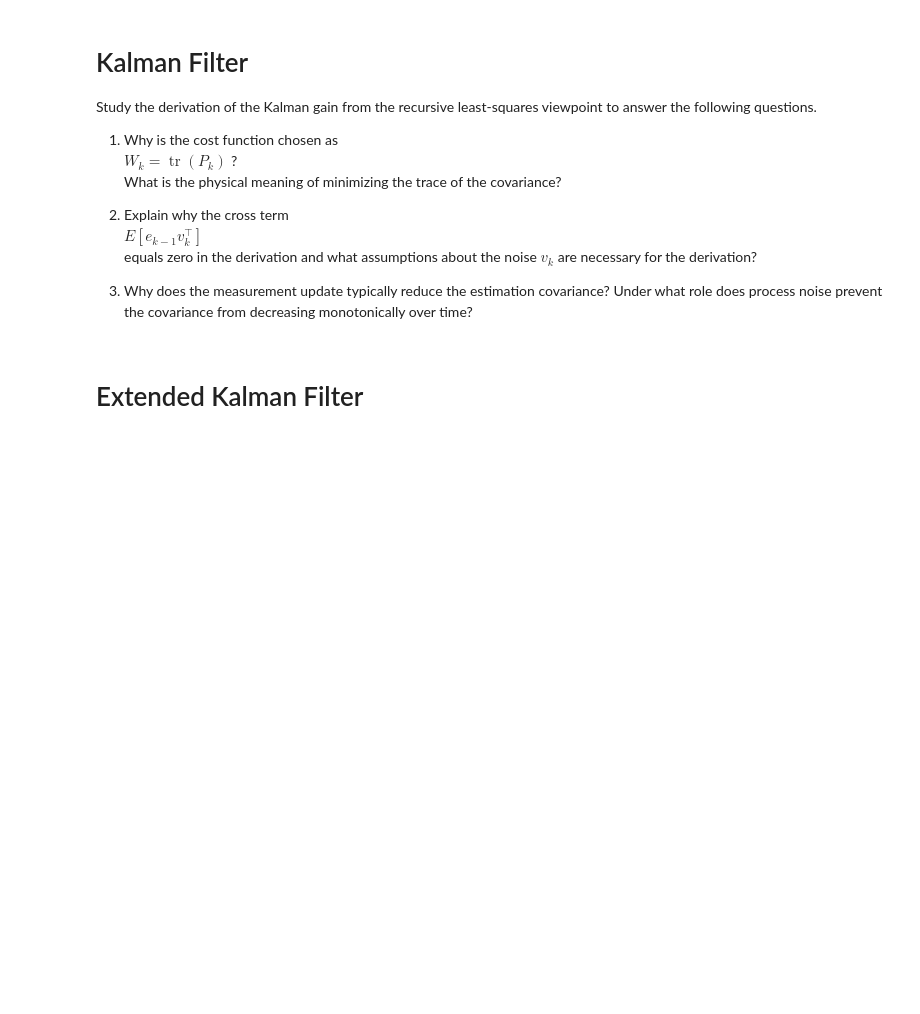
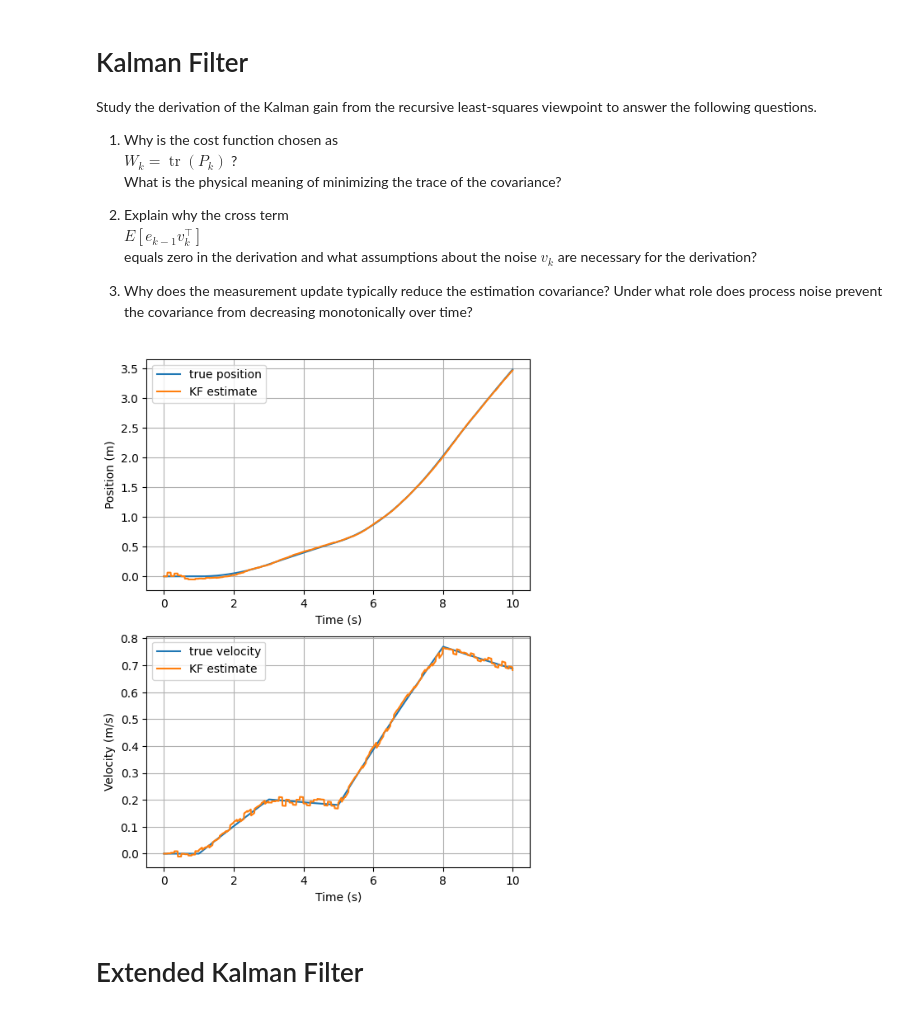
Before and after one commit to JoshClaassen02/DigitalSignalProcessing, a Jupyter notebook: Lab3/lab3_boilercode.ipynb, the cells around one changed output. Drawn from its saved outputs; the diff is of its cells as text; code cells hidden in the pictures; blank space fills up the shorter version.

```diff
--- a/Lab3/lab3_boilercode.ipynb
+++ b/Lab3/lab3_boilercode.ipynb
@@ -173,14 +211,27 @@ class KalmanFilter:
 
     def predict(self, A, B, u):
         # TODO  x^- = A x^+ + B u, P^- = A P^+ A^T + Q
+        # state prediction
+        self.x = A @ self.x + B*u
+        # covariance prediction
+        self.P = A @ self.P @ A.T + self.Q
 
 
     def update(self, C, y):
         # TODO  implement KF update
         # S = C P^- C^T + R
+        # innovation covariance
+        S = C @ self.P @ C.T + self.R
         # K = P^- C^T S^{-1}
+        # Kalman gain
+        K = self.P @ C.T @ np.linalg.inv(S)
         # x^+ = x^- + K (y - C x^-)
+        # state update
+        self.x = self.x + K @ (y-C@self.x)
         # P^+ = (I - K C) P^-
+        # covariance update
+        I = np.eye(self.P.shape[0])
+        self.P = (I - K@C) @ self.P
 
 
 # Initial conditions
@@ -189,33 +240,52 @@ P0 = np.diag([1.0, 1.0])
 
 Q = np.diag([(1e-3)**2, (1e-2)**2])
 R = np.diag([sigma_p**2, sigma_v**2])
 
 kf = KalmanFilter(x0, P0, Q, R)
 
 x_hat = np.zeros((N_cart+1, 2))
 x_hat[0, :] = x0.flatten()
 
 for k in range(N_cart):
     mk = max(mass_function(t_cart[k]), 1.0)
 
     A_c = np.array([[0.0, 1.0],
                     [0.0, -b/mk]])
     B_c = np.array([[0.0],
                     [1.0/mk]])
 
     # Discretise
     A_d = np.eye(2) + dt_cart * A_c
     B_d = dt_cart * B_c
 
     kf.predict(A_d, B_d, u[k])
     # If there is no measurement then do not update
     if not np.isnan(y_meas[k+1, 0]):
         yk = y_meas[k+1, :].reshape(2, 1)
         kf.update(C_lti, yk)
 
     x_hat[k+1, :] = kf.x.flatten()
 
 # TODO Plot the true trajectory and the Kalman filter estimate
+fig, axes = plt.subplots(2, figsize=(6,8))
+
+axes[0].plot(t_cart, y_ltv[:,0], label="true position")
+axes[0].plot(t_cart, x_hat[:,0], label="KF estimate")
+axes[0].set_xlabel("Time (s)")
+axes[0].set_ylabel("Position (m)")
+axes[0].grid()
+axes[0].legend()
+
+axes[1].plot(t_cart, y_ltv[:,1], label="true velocity")
+axes[1].plot(t_cart, x_hat[:,1], label="KF estimate")
+axes[1].set_xlabel("Time (s)")
+axes[1].set_ylabel("Velocity (m/s)")
+axes[1].grid()
+axes[1].legend()
+
+plt.show()
+# %% [output]
+[figure, added]
 # %% [markdown]
 # Extended Kalman Filter
 # %% [markdown]
```
Also changed, not shown: parts of 3 cells of this notebook.
